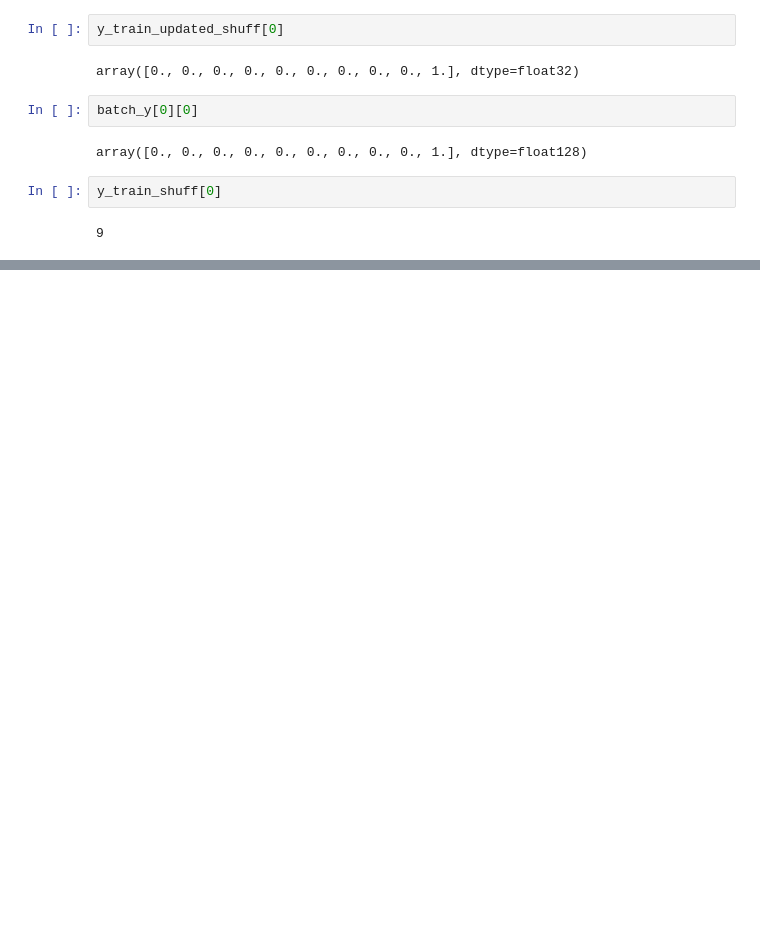
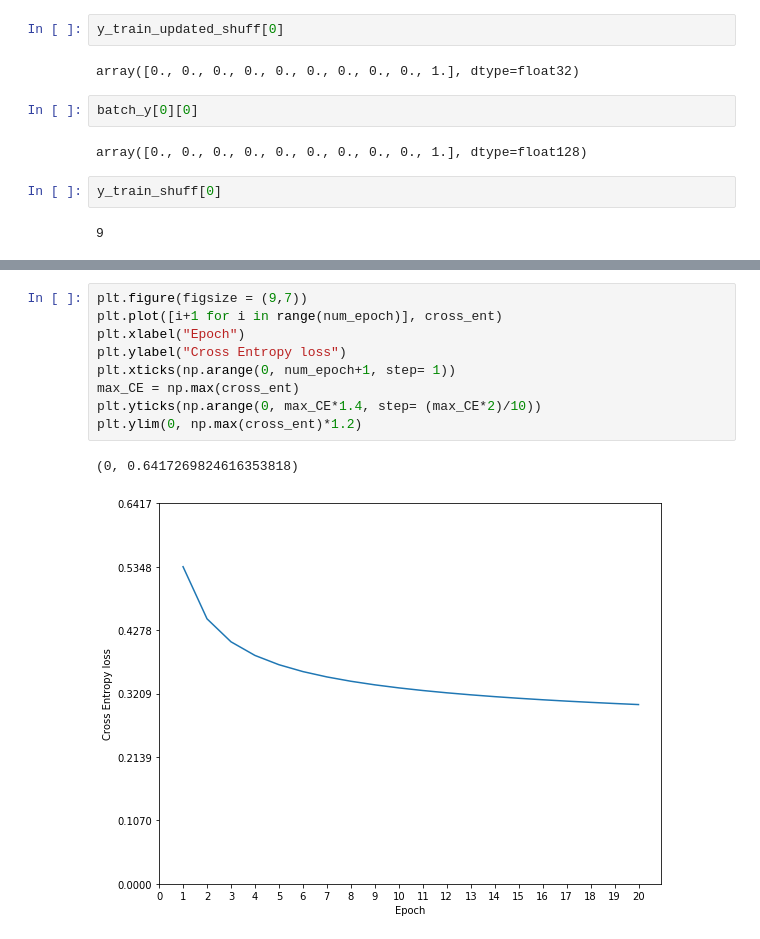
Before and after one commit to d-ghale/DataSciencePython, a Jupyter notebook: NN_from_scratch.ipynb, the cells around one changed output, grey strips where cells are left out. Drawn from its saved outputs; the diff is of its cells as text; blank space fills up the shorter version.

```diff
--- a/NN_from_scratch.ipynb
+++ b/NN_from_scratch.ipynb
@@ -587,0 +527,12 @@ def update_weight(X, size, Actuals, logits, old_weights, lr = 0.001):
+# %%
+plt.figure(figsize = (9,7))
+plt.plot([i+1 for i in range(num_epoch)], cross_ent)
+plt.xlabel("Epoch")
+plt.ylabel("Cross Entropy loss")
+plt.xticks(np.arange(0, num_epoch+1, step= 1))
+max_CE = np.max(cross_ent)
+plt.yticks(np.arange(0, max_CE*1.4, step= (max_CE*2)/10))
+plt.ylim(0, np.max(cross_ent)*1.2)
+# %% [output]
+(0, 0.6417269824616353818)
+[figure, added]
```
Also changed, not shown: parts of 42 cells of this notebook.
